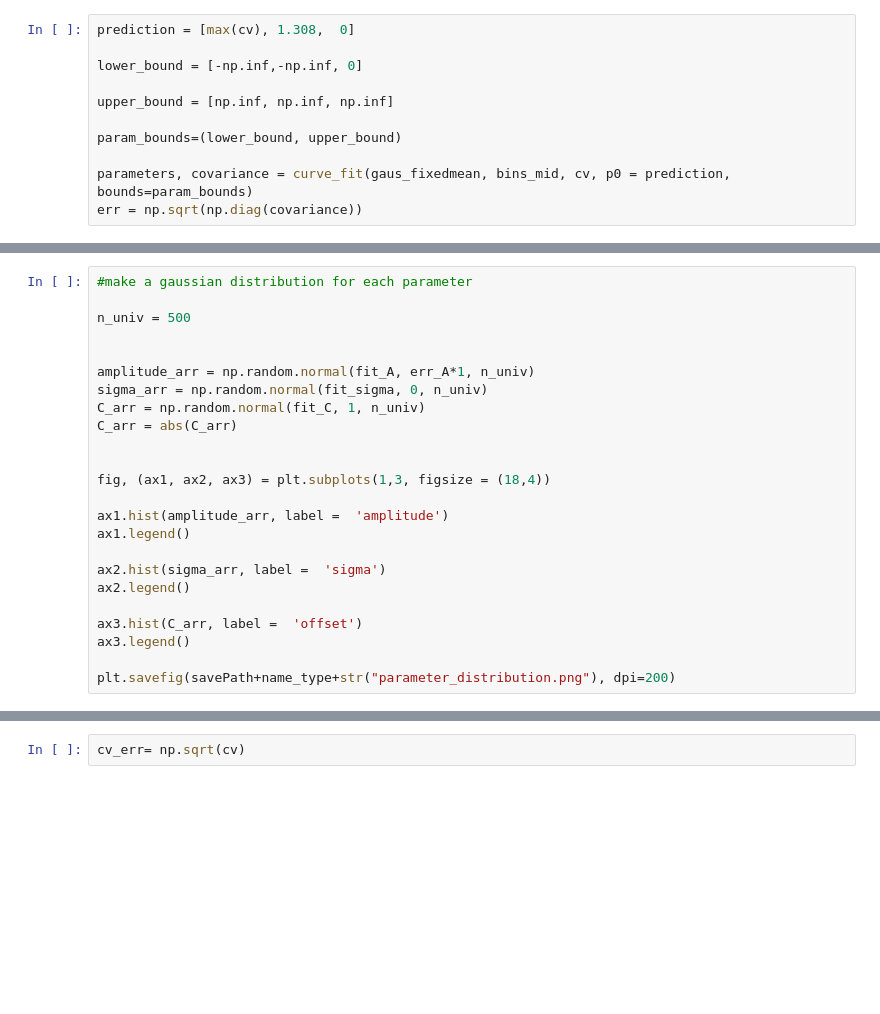
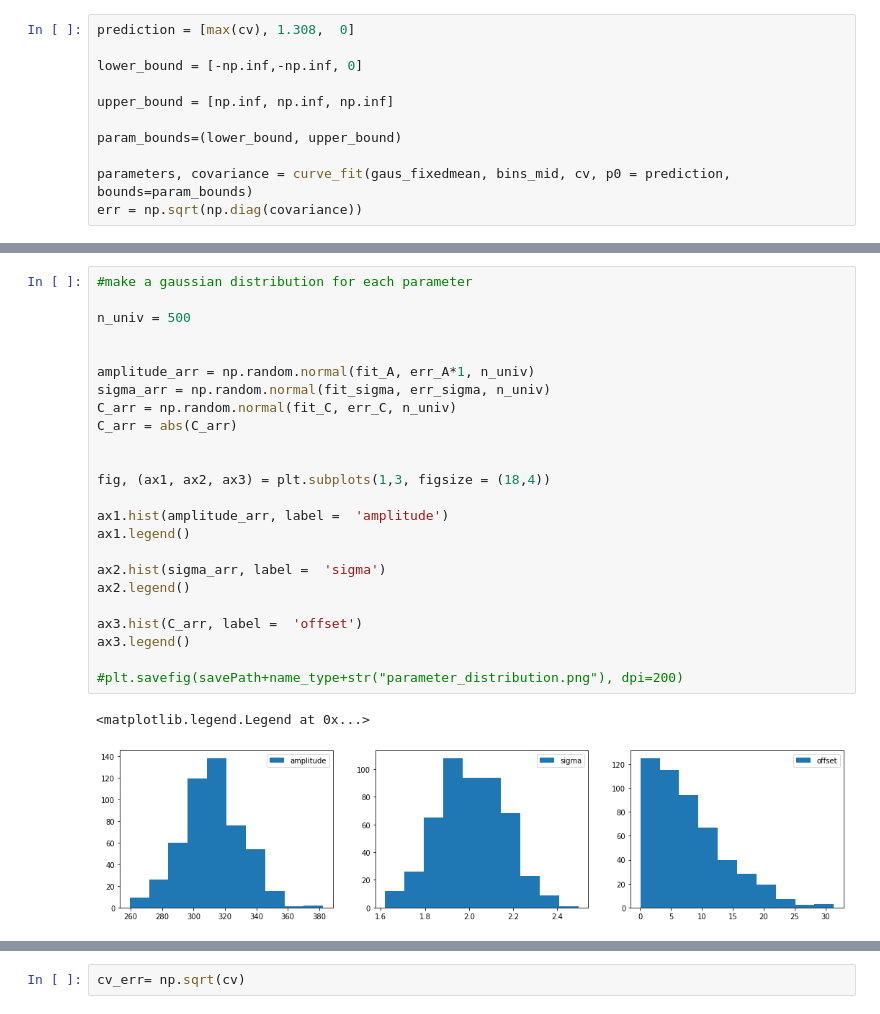
Before and after one commit to VCLanNguyen/HNLPiZero_Selection, a Jupyter notebook: Systematic_notebook/Throwing Gaussian Universe.ipynb, the cells around one changed output, grey strips where cells are left out. Drawn from its saved outputs; the diff is of its cells as text; blank space fills up the shorter version.

```diff
--- a/Systematic_notebook/Throwing Gaussian Universe.ipynb
+++ b/Systematic_notebook/Throwing Gaussian Universe.ipynb
@@ -85,27 +99,30 @@ plt.savefig(savePath+name_type+"_fit.png", dpi=200)
 # %%
 #make a gaussian distribution for each parameter
 
 n_univ = 500
 
 
 amplitude_arr = np.random.normal(fit_A, err_A*1, n_univ)
-sigma_arr = np.random.normal(fit_sigma, 0, n_univ)
-C_arr = np.random.normal(fit_C, 1, n_univ)
+sigma_arr = np.random.normal(fit_sigma, err_sigma, n_univ)
+C_arr = np.random.normal(fit_C, err_C, n_univ)
 C_arr = abs(C_arr)
 
 
 fig, (ax1, ax2, ax3) = plt.subplots(1,3, figsize = (18,4))
 
 ax1.hist(amplitude_arr, label =  'amplitude')
 ax1.legend()
 
 ax2.hist(sigma_arr, label =  'sigma')
 ax2.legend()
 
 ax3.hist(C_arr, label =  'offset')
 ax3.legend()
 
-plt.savefig(savePath+name_type+str("parameter_distribution.png"), dpi=200)
+#plt.savefig(savePath+name_type+str("parameter_distribution.png"), dpi=200)
+# %% [output]
+<matplotlib.legend.Legend at 0x...>
+[figure, added]
 # %%
 len_univ = np.arange(0, n_univ)
 
```
Also changed, not shown: parts of 8 cells of this notebook, 29 other files.
